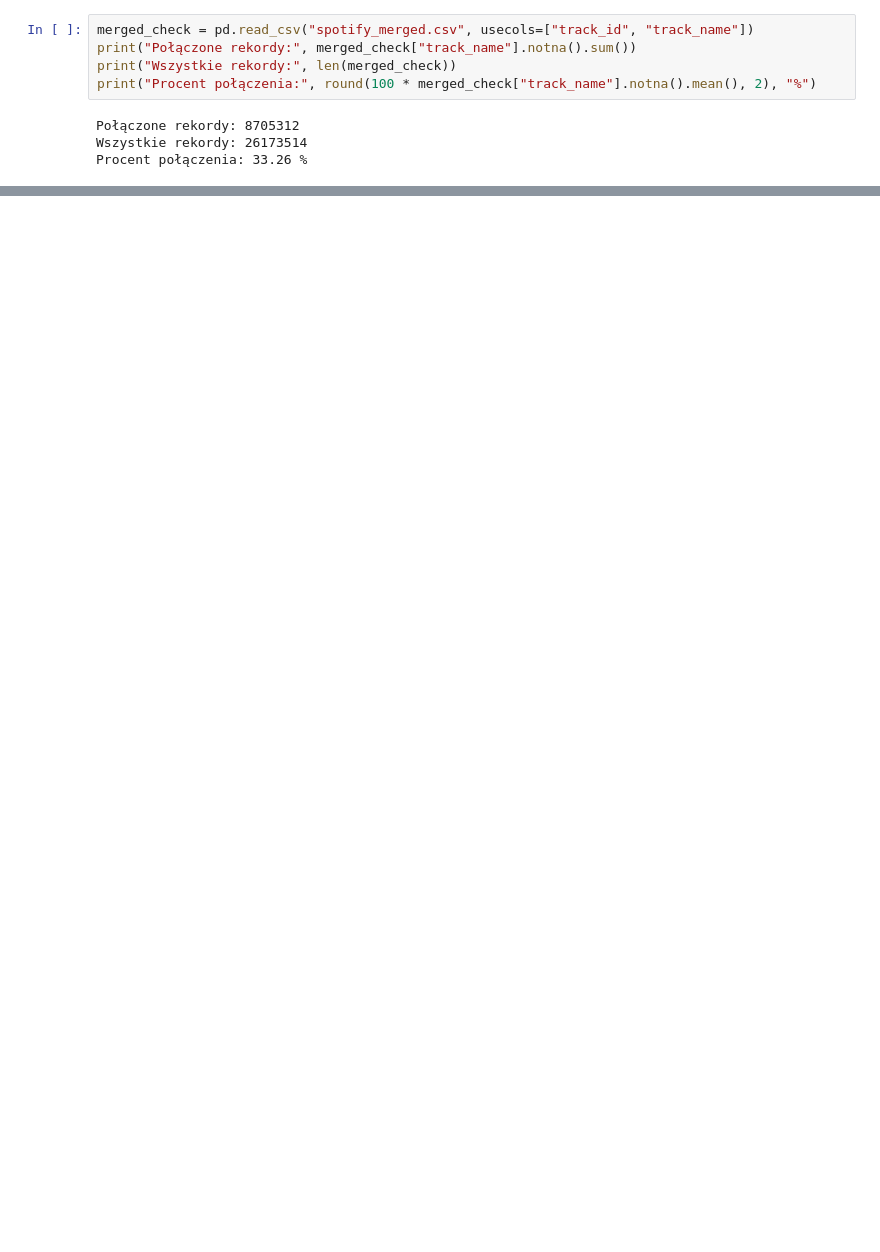
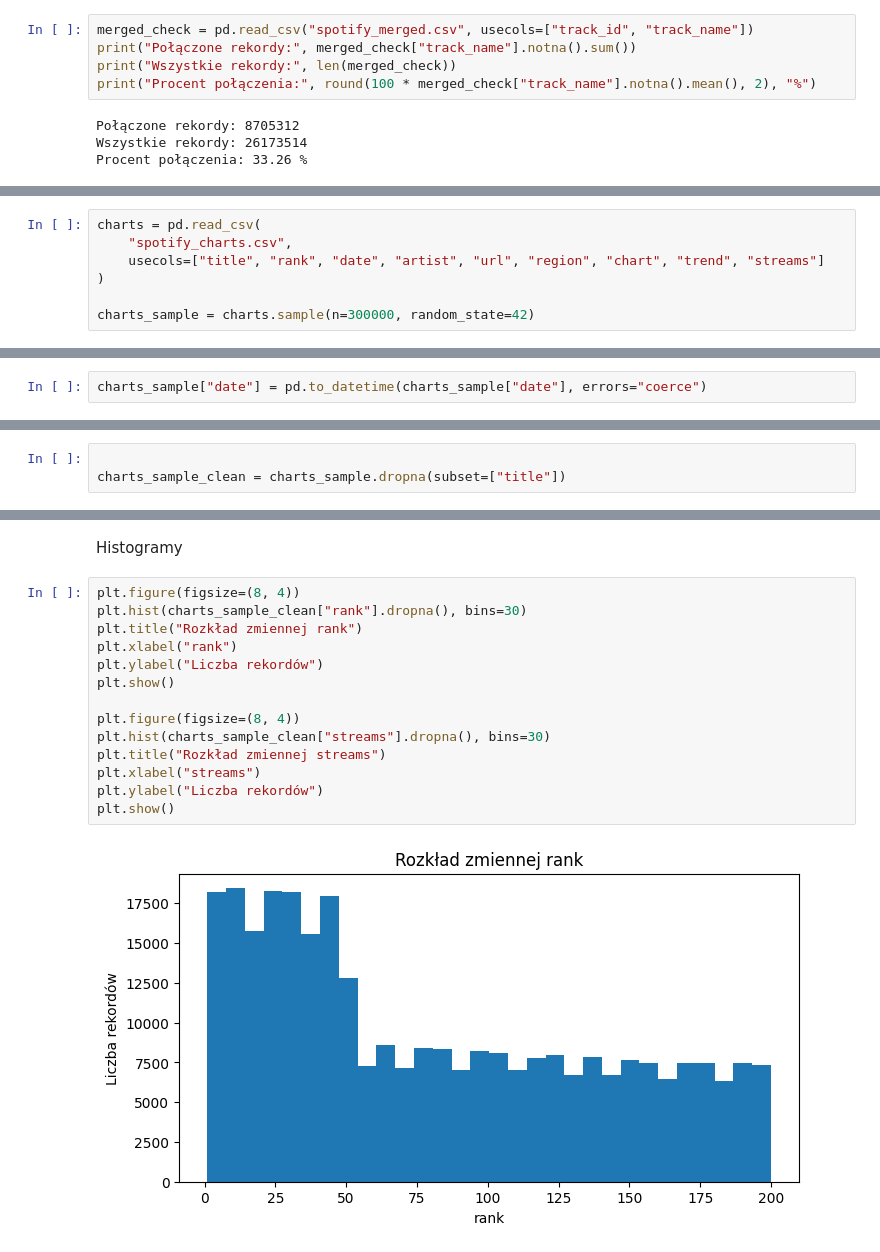
Before and after one commit to pati7284/Spotify-Data-Analysis, a Jupyter notebook: analiza_notebook.ipynb, the cells around one changed output, grey strips where cells are left out. Drawn from its saved outputs; the diff is of its cells as text; blank space fills up the shorter version.

```diff
--- a/analiza_notebook.ipynb
+++ b/analiza_notebook.ipynb
@@ -36,0 +190,7 @@ Procent połączenia: 33.26 %
+# %%
+charts = pd.read_csv(
+    "spotify_charts.csv",
+    usecols=["title", "rank", "date", "artist", "url", "region", "chart", "trend", "streams"]
+)
+
+charts_sample = charts.sample(n=300000, random_state=42)
@@ -36,0 +231,2 @@ Procent połączenia: 33.26 %
+# %%
+charts_sample["date"] = pd.to_datetime(charts_sample["date"], errors="coerce")
@@ -36,0 +244,3 @@ Procent połączenia: 33.26 %
+# %%
+
+charts_sample_clean = charts_sample.dropna(subset=["title"])
@@ -36,0 +299,18 @@ Procent połączenia: 33.26 %
+# %% [markdown]
+Histogramy
+# %%
+plt.figure(figsize=(8, 4))
+plt.hist(charts_sample_clean["rank"].dropna(), bins=30)
+plt.title("Rozkład zmiennej rank")
+plt.xlabel("rank")
+plt.ylabel("Liczba rekordów")
+plt.show()
+
+plt.figure(figsize=(8, 4))
+plt.hist(charts_sample_clean["streams"].dropna(), bins=30)
+plt.title("Rozkład zmiennej streams")
+plt.xlabel("streams")
+plt.ylabel("Liczba rekordów")
+plt.show()
+# %% [output]
+[figure, added]
```
Also changed, not shown: parts of 46 cells of this notebook, 1 other file.
